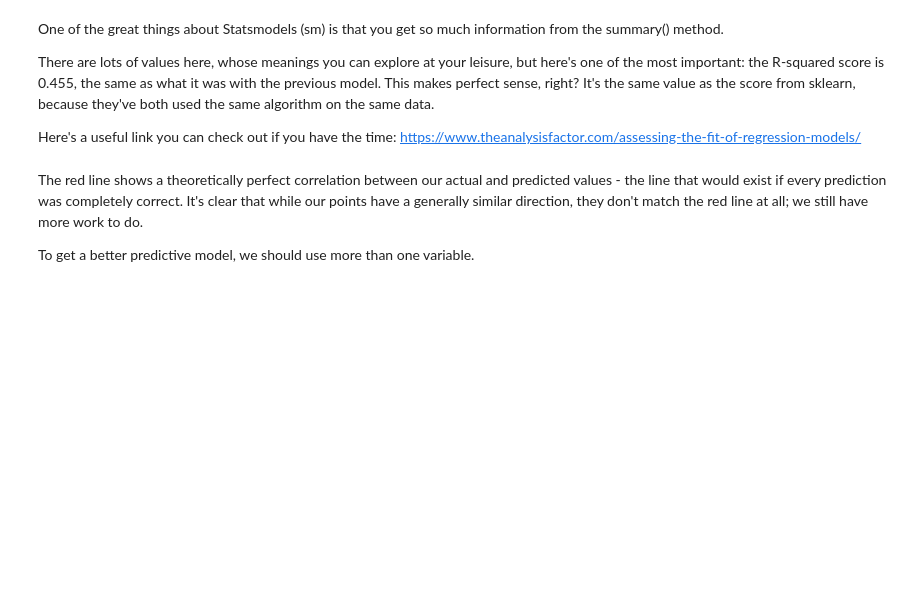
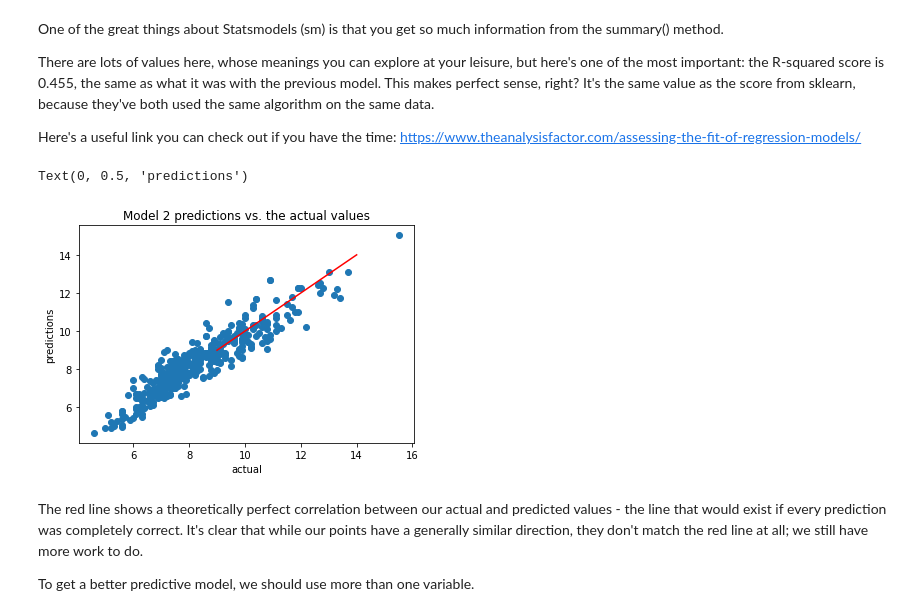
Before and after one commit to MaryamNzr/RedWine--Linear-Regression, a Jupyter notebook: Springboard Regression Case Study - the Red Wine Dataset - Tier 3.ipynb, the cells around one changed output. Drawn from its saved outputs; the diff is of its cells as text; code cells hidden in the pictures; blank space fills up the shorter version.

```diff
--- a/Springboard Regression Case Study - the Red Wine Dataset - Tier 3.ipynb
+++ b/Springboard Regression Case Study - the Red Wine Dataset - Tier 3.ipynb
@@ -327,23 +327,22 @@ Let's build a similar model using a different package, to see if we get a better
 # %%
 # Create the test and train sets. Here, we do things slightly differently.
 # We make the explanatory variable X as before.
-_ _ _
-
+x = wineQualityReds['density'].tolist()
+y = wineQualityReds['fixed.acidity'].tolist()
 # But here, reassign X the value of adding a constant to it. This is required for Ordinary Least Squares Regression.
 # Further explanation of this can be found here:
 # https://www.statsmodels.org/devel/generated/statsmodels.regression.linear_model.OLS.html
-_ _ _
+x = sm.add_constant(x)
 # %%
 # The rest of the preparation is as before.
-_ _ _
+
 
 # Split the data using train_test_split()
-_ _ _
+X_train, X_test, y_train, y_test = train_test_split(x, y, test_size = 0.25, random_state = 123)
 # %%
 # Create the model
-_ _ _
-
+rModel2 = sm.OLS(y_train, X_train)
 # Fit the model with fit()
-_ _ _
+rModel2_results = rModel2.fit()
 # %%
 # Evaluate the model with .summary()
@@ -356,17 +377,22 @@ There are lots of values here, whose meanings you can explore at your leisure, b
 Here's a useful link you can check out if you have the time: https://www.theanalysisfactor.com/assessing-the-fit-of-regression-models/
 # %%
 # Let's use our new model to make predictions of the dependent variable y. Use predict(), and plug in X_test as the parameter
-_ _ _
+y_pred = rModel2_results.predict(X_test)
 # %%
 # Plot the predictions
 # Build a scatterplot
-_ _ _
+plt.scatter(y_test, y_pred)
 
 # Add a line for perfect correlation. Can you see what this line is doing? Use plot()
-_ _ _
+plt.plot([x for x in range(9,15)],[x for x in range(9,15)], color='red')
 
 # Label it nicely
-_ _ _
+plt.title("Model 2 predictions vs. the actual values")
+plt.xlabel("actual")
+plt.ylabel("predictions")
+# %% [output]
+Text(0, 0.5, 'predictions')
+[figure, added]
 # %% [markdown]
 The red line shows a theoretically perfect correlation between our actual and predicted values - the line that would exist if every prediction was completely correct. It's clear that while our points have a generally similar direction, they don't match the red line at all; we still have more work to do.
 
```
Also changed, not shown: parts of 11 cells of this notebook.
